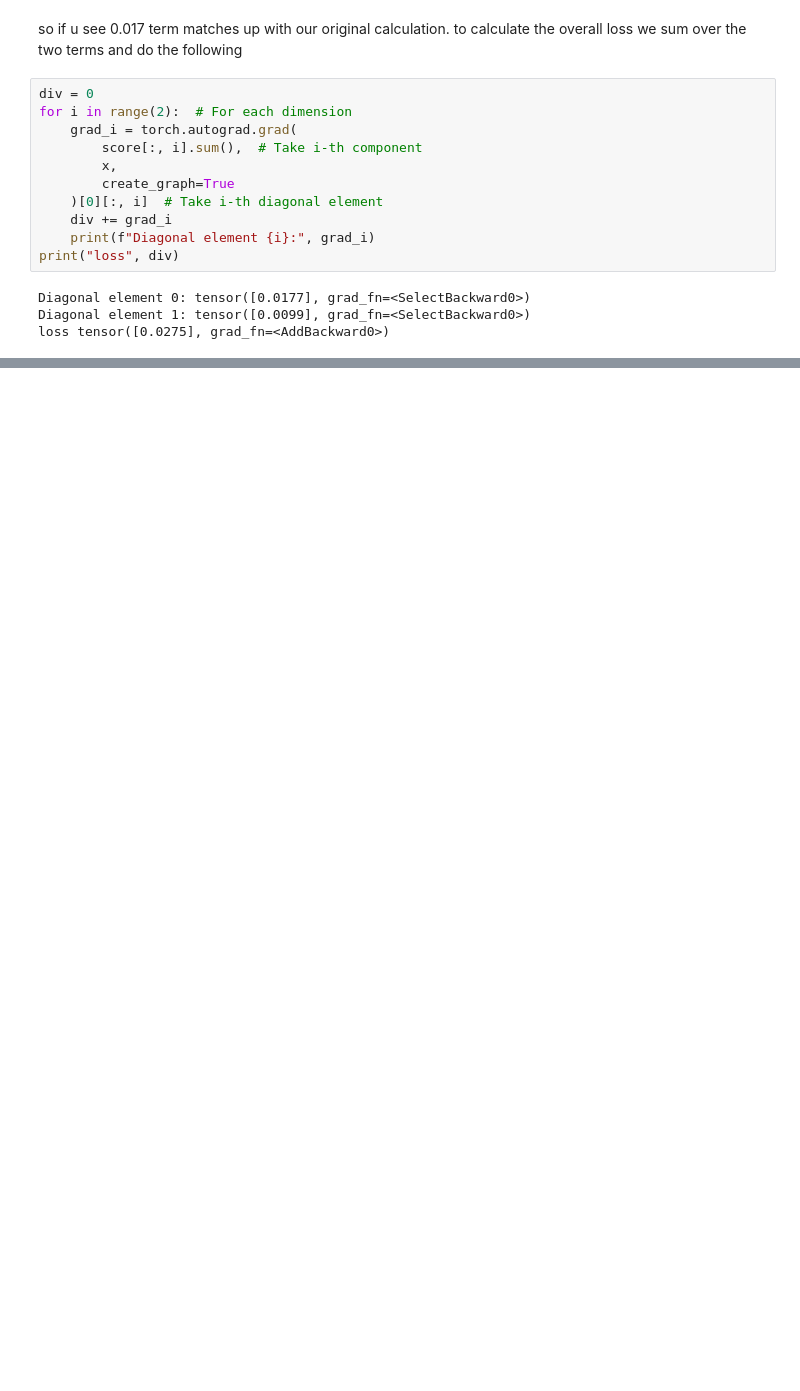
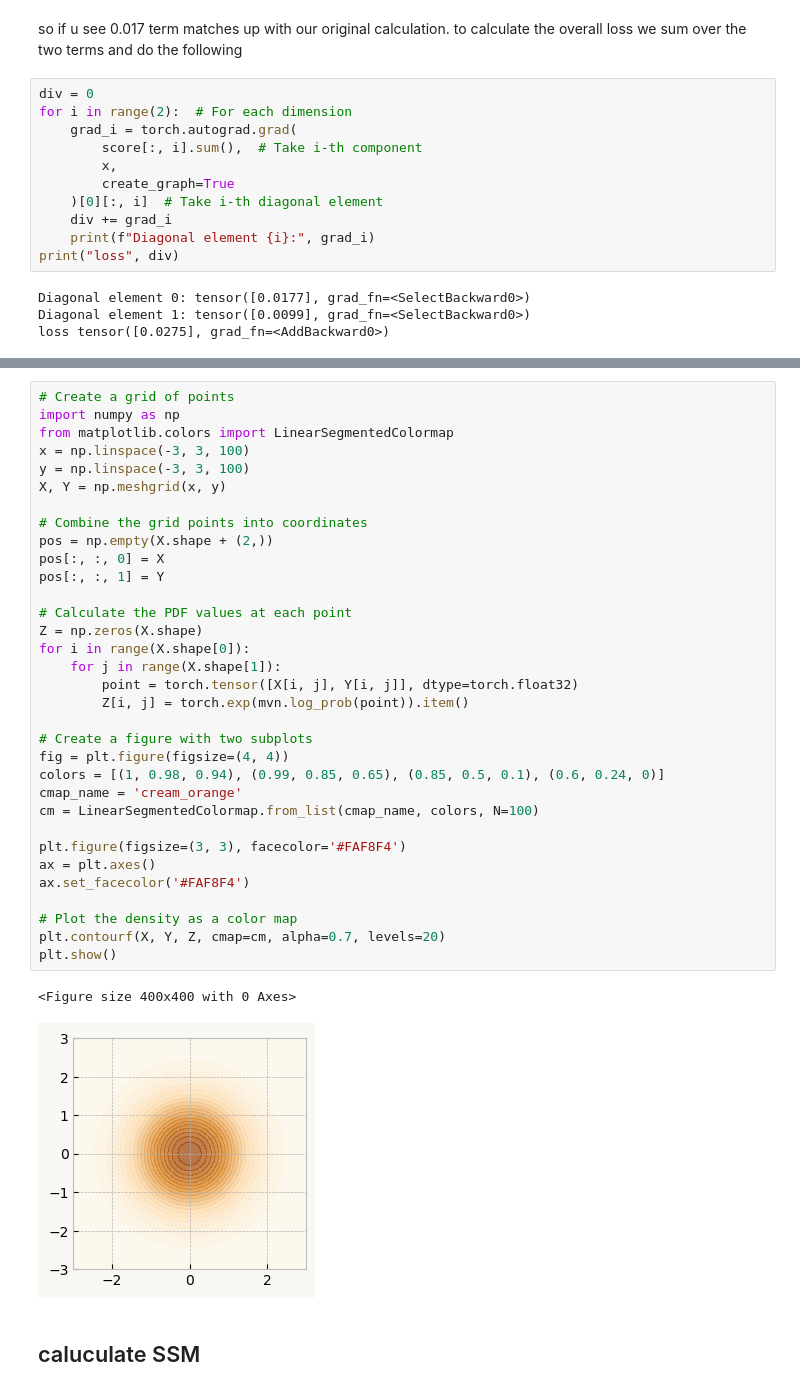
Before and after one commit to prakashjayy/genai, a Jupyter notebook: 03_score_matching.ipynb, the cells around one changed output, grey strips where cells are left out. Cells and saved outputs as stored; diff of their text form; blank space fills up the shorter version.

```diff
--- a/03_score_matching.ipynb
+++ b/03_score_matching.ipynb
@@ -145,0 +220,38 @@ tensor([[ 0.0216, -0.7956]])
+# %%
+# Create a grid of points
+import numpy as np
+from matplotlib.colors import LinearSegmentedColormap
+x = np.linspace(-3, 3, 100)
+y = np.linspace(-3, 3, 100)
+X, Y = np.meshgrid(x, y)
+
+# Combine the grid points into coordinates
+pos = np.empty(X.shape + (2,))
+pos[:, :, 0] = X
+pos[:, :, 1] = Y
+
+# Calculate the PDF values at each point
+Z = np.zeros(X.shape)
+for i in range(X.shape[0]):
+    for j in range(X.shape[1]):
+        point = torch.tensor([X[i, j], Y[i, j]], dtype=torch.float32)
+        Z[i, j] = torch.exp(mvn.log_prob(point)).item()
+
+# Create a figure with two subplots
+fig = plt.figure(figsize=(4, 4))
+colors = [(1, 0.98, 0.94), (0.99, 0.85, 0.65), (0.85, 0.5, 0.1), (0.6, 0.24, 0)]
+cmap_name = 'cream_orange'
+cm = LinearSegmentedColormap.from_list(cmap_name, colors, N=100)
+
+plt.figure(figsize=(3, 3), facecolor='#FAF8F4')
+ax = plt.axes()
+ax.set_facecolor('#FAF8F4')
+
+# Plot the density as a color map
+plt.contourf(X, Y, Z, cmap=cm, alpha=0.7, levels=20)
+plt.show()
+# %% [output]
+<Figure size 400x400 with 0 Axes>
+[figure, added]
+# %% [markdown]
+## caluculate SSM
```
Also changed, not shown: parts of 22 cells of this notebook.
